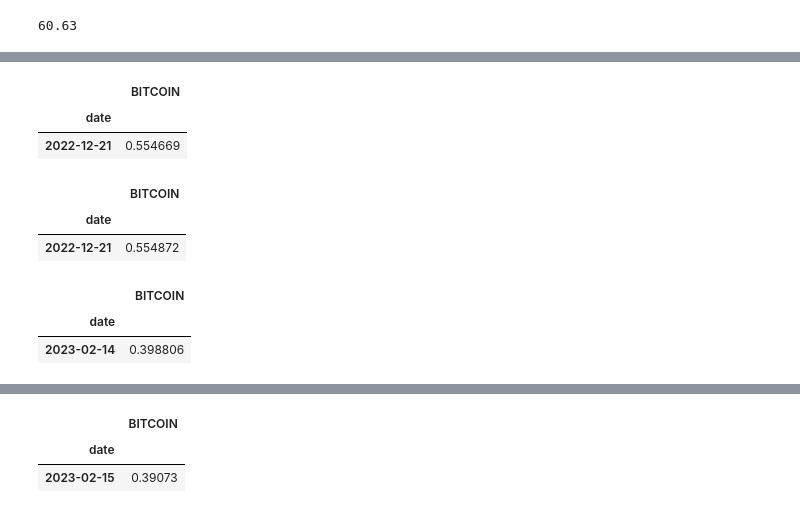
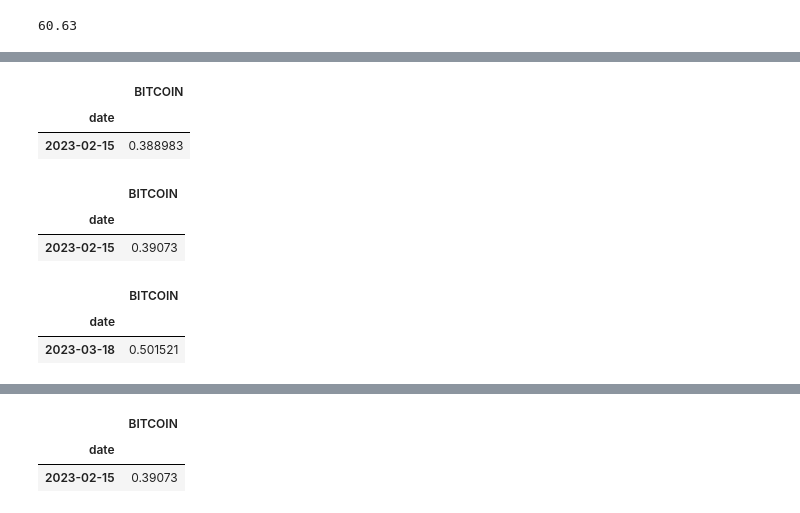
Before and after one commit to arguiot/portfolio, a Jupyter notebook: btc_Arthur.ipynb, the cells around one changed output, grey strips where cells are left out. Saved outputs shown, nothing was run; the diff lists cells and outputs as text; code cells hidden in the pictures.

```diff
--- a/btc_Arthur.ipynb
+++ b/btc_Arthur.ipynb
@@ -341,7 +341,7 @@ print(np.round(volatility["BITCOIN"].iloc[-1]*100, 2))
 # %%
 # version vectorisée
 
-returns = bitcoin.pct_change(periods=delay)
+returns = bitcoin.pct_change()
 volatility_raw = returns.rolling(span).std()*np.sqrt(365)
 volatility = volatility_raw.rolling(smoothing).mean()
 # %%
@@ -354,33 +355,35 @@ DatetimeIndex(['2022-04-23', '2022-07-22', '2022-09-19', '2022-10-24',
 # %%
 # on se focalise sur le medium et on a une date de rebalancement (triggered) le 2023-02-11
 # la vol non-smoothed (à ne pas utiliser) est donnée par:
 
-vol_raw_old = volatility_raw[volatility_raw.index == rebalancing_high_risk[5]]
+vol_raw_old = volatility_raw[volatility_raw.index == rebalancing_high_risk[6]]
 vol_raw_old
 # %% [output]
 |  | BITCOIN |
 | date |  |
-| 2022-12-21 | 0.554669 |
+| 2023-02-15 | 0.388983 |
 # %%
 # et la vol smoothed par (c'est la vol old, car elle correspond à la vol de la dernière date de rebalancing):
 
-vol_old = volatility[volatility.index == rebalancing_high_risk[5]]
+vol_old = volatility[
+    volatility.index == rebalancing_high_risk[6]
+]
 vol_old
 # %% [output]
 |  | BITCOIN |
 | date |  |
-| 2022-12-21 | 0.554872 |
+| 2023-02-15 | 0.39073 |
 # %%
 # on regarde la vol lors de la date de rebalancement suivante, le 2023-03-26
 
 current_vol = volatility[
-    volatility.index == rebalancing_high_risk[6]
+    volatility.index == rebalancing_high_risk[7] - pd.Timedelta(days=1) # il faut regarder le jour d'avant, celui qui a trigger le rebalancement.
 ]
 current_vol
 # %% [output]
 |  | BITCOIN |
 | date |  |
-| 2023-02-14 | 0.398806 |
+| 2023-03-18 | 0.501521 |
 # %%
 # on vérifie que la difference en valeur absolue correspond à notre threshold (10 ou 15%)
 
```
Also changed, not shown: parts of 15 cells of this notebook, 2 other files.
